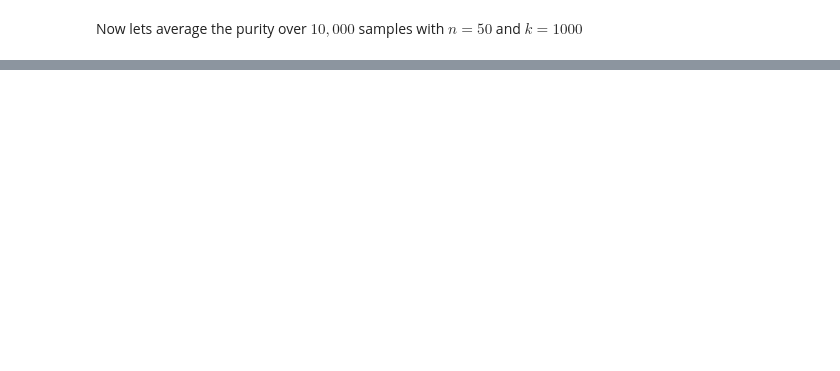
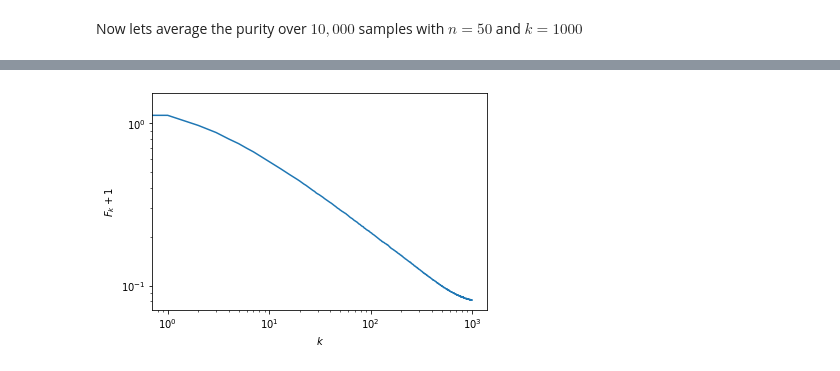
Before and after one commit to Renmusxd/RandomUnitaryLayers, a Jupyter notebook: jupyter/Test.ipynb, the cells around one changed output, grey strips where cells are left out. Saved outputs shown, nothing was run; the diff lists cells and outputs as text; code cells hidden in the pictures; blank space fills up the shorter version.

```diff
--- a/jupyter/Test.ipynb
+++ b/jupyter/Test.ipynb
@@ -57,12 +57,5 @@ Now lets average the purity over $10,000$ samples with $n=50$ and $k=1000$
 %%time
 
 s = py_entropy.ThreadedSingleDefectStates(10000, numpy.asarray([1.0] + [0]*49, dtype="complex128"))
-purities = s.apply_alternative_layers_and_save_purity(k, periodic_boundaries=False)
-
-pyplot.plot(purities.mean(0)+1)
-pyplot.xlabel('$k$')
-pyplot.ylabel('$F_k + 1$')
-pyplot.xscale('log')
-pyplot.yscale('log')
-pyplot.show()
+purities = s.apply_alternative_layers_and_save_mean_purity(k, periodic_boundaries=False)
 # %% [output]
@@ -71,0 +64,9 @@ Wall time: 27.6 s
+# %%
+pyplot.plot(purities+1)
+pyplot.xlabel('$k$')
+pyplot.ylabel('$F_k + 1$')
+pyplot.xscale('log')
+pyplot.yscale('log')
+pyplot.show()
+# %% [output]
+[figure, added]
```
Also changed, not shown: parts of 4 cells of this notebook, 1 other file.
